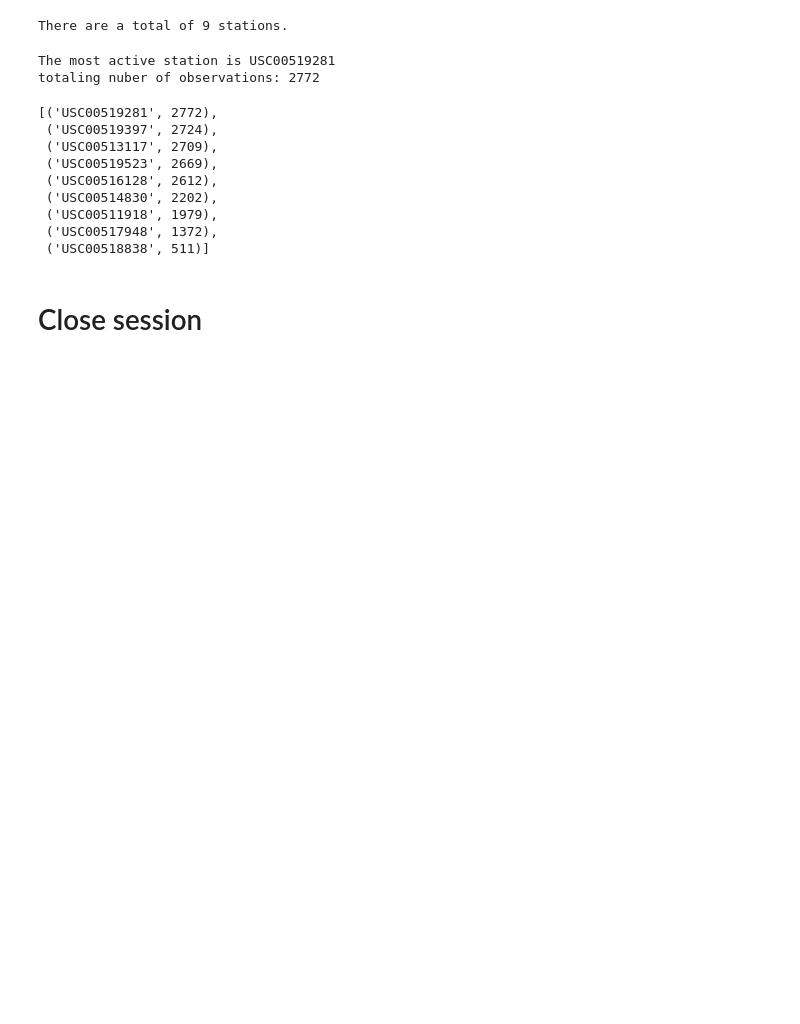
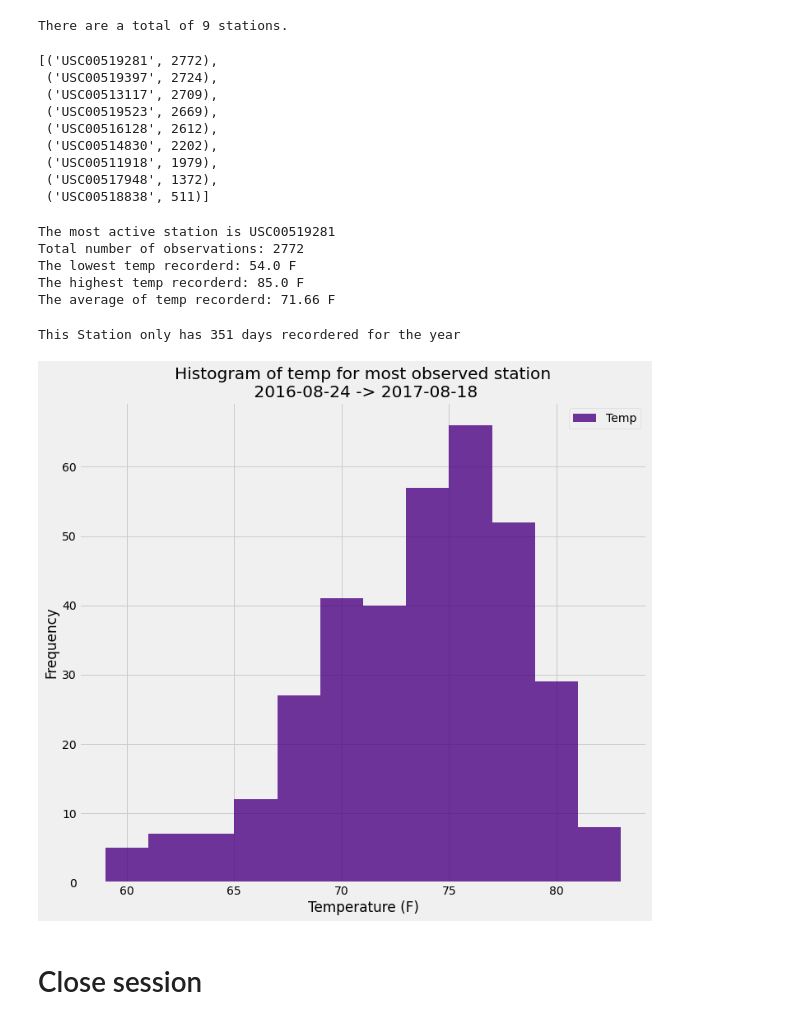
Before and after one commit to FAufenger/sqlalchemy-challenge, a Jupyter notebook: climate_anaylsis.ipynb, the cells around one changed output. Drawn from its saved outputs; the diff is of its cells as text; code cells hidden in the pictures; blank space fills up the shorter version.

```diff
--- a/climate_anaylsis.ipynb
+++ b/climate_anaylsis.ipynb
@@ -87,7 +87,7 @@ print(last_date[0])
 # Calculate the date one year from the last date in data set.
 #Must sort last_date by index to get a true string for  argument 1
 last_date = dt.datetime.strptime(last_date[0], '%Y-%m-%d')
-year_ago = last_date - datetime.timedelta(365)
+year_ago = last_date - dt.timedelta(365)
 
 # # Perform a query to retrieve the data and precipitation scores
 prcp_year = session.query(Measurement.date, Measurement.prcp).\
@@ -148,27 +148,37 @@ sel = [Measurement.station, func.count(Measurement.id)]
 
 # List the stations and the counts in descending order.
 active_stations = session.query(*sel).group_by(Measurement.station).order_by(func.count(Measurement.id).desc()).all()
-
-# Print most active station with count
-print(f'The most active station is {active_stations[0][0]}')
-print(f'totaling nuber of observations: {active_stations[0][1]}')
-
-# Show enitre list
 active_stations
 # %% [output]
-The most active station is USC00519281
-totaling nuber of observations: 2772
+[('USC00519281', 2772),
+ ('USC00519397', 2724),
+ ('USC00513117', 2709),
+ ('USC00519523', 2669),
+ ('USC00516128', 2612),
+ ('USC00514830', 2202),
+ ('USC00511918', 1979),
+ ('USC00517948', 1372),
+ ('USC00518838', 511)]
-[('USC00519281', 2772),
- ('USC00519397', 2724),
- ('USC00513117', 2709),
- ('USC00519523', 2669),
- ('USC00516128', 2612),
- ('USC00514830', 2202),
- ('USC00511918', 1979),
- ('USC00517948', 1372),
- ('USC00518838', 511)]
 # %%
-# Using the most active station id from the previous query, calculate the lowest, highest, and average temperature.
+# Using the most active station id from the previous query
+most_active_station = active_stations[0][0]
+most_observation = active_stations[0][1]
+
+# calculate the lowest, highest, and average temperature
 sel = [func.min(Measurement.tobs), func.max(Measurement.tobs), func.avg(Measurement.tobs)]
 
-temp_values =
+active_temp_values = session.query(*sel).filter(Measurement.station == most_active_station).all()
+active_temp_values
+
+# Print results of findings
+print(f'The most active station is {most_active_station}')
+print(f'Total number of observations: {most_observation}')
+print(f'The lowest temp recorderd: {active_temp_values[0][0]} F')
+print(f'The highest temp recorderd: {active_temp_values[0][1]} F')
+print(f'The average of temp recorderd: {round((active_temp_values[0][2]), 2)} F')
+# %% [output]
+The most active station is USC00519281
+Total number of observations: 2772
+The lowest temp recorderd: 54.0 F
+The highest temp recorderd: 85.0 F
+The average of temp recorderd: 71.66 F
@@ -178,3 +185,24 @@ temp_values =
+# %%
+# Using the most active station id,q uery the last 12 months of temperature observation data for this station
+sel = [Measurement.date, Measurement.tobs]
+last_year_query = session.query(*sel).\
+                     filter(Measurement.date >= year_ago).\
+                     filter(Measurement.station == most_active_station).all()
+last_year_df = pd.DataFrame(last_year_query, columns=["Date", "Temp"])
+
+# Check to see if full year was observed
+print(f'This Station only has {last_year_df["Date"].count()} days recordered for the year')
+
+# Plot the results as a histogram
+
+last_year_df.plot(kind="hist", color="indigo", bins=12, alpha=0.79, figsize=(11, 10))
+plt.title( f"Histogram of temp for most observed station\n 2016-08-24 -> 2017-08-18")
+plt.xlabel("Temperature (F)")
+plt.ylabel("Frequency")
+plt.savefig("images/hist_temp.png")
+# %% [output]
+This Station only has 351 days recordered for the year
+[figure, added]
 # %% [markdown]
 # Close session
 # %%
```
Also changed, not shown: parts of 1 cell of this notebook, 1 other file.
